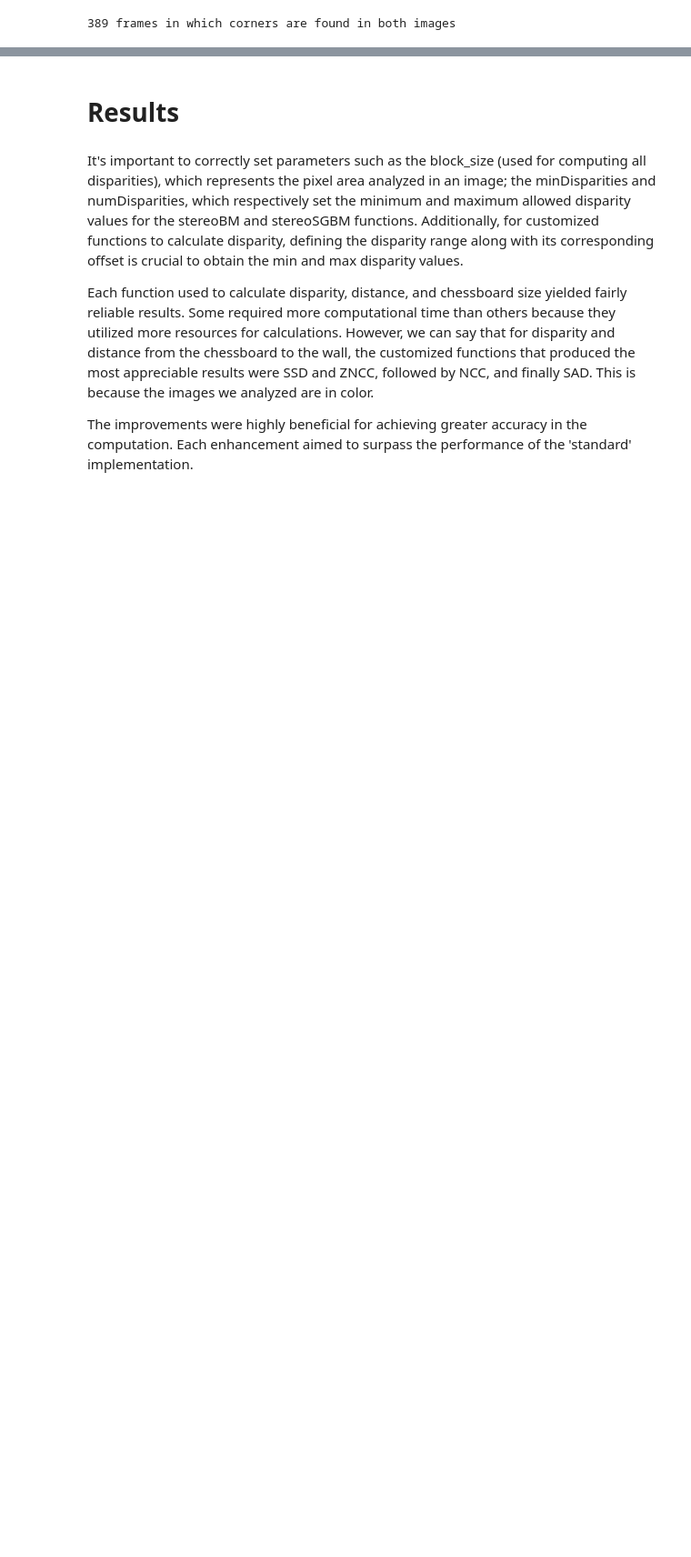
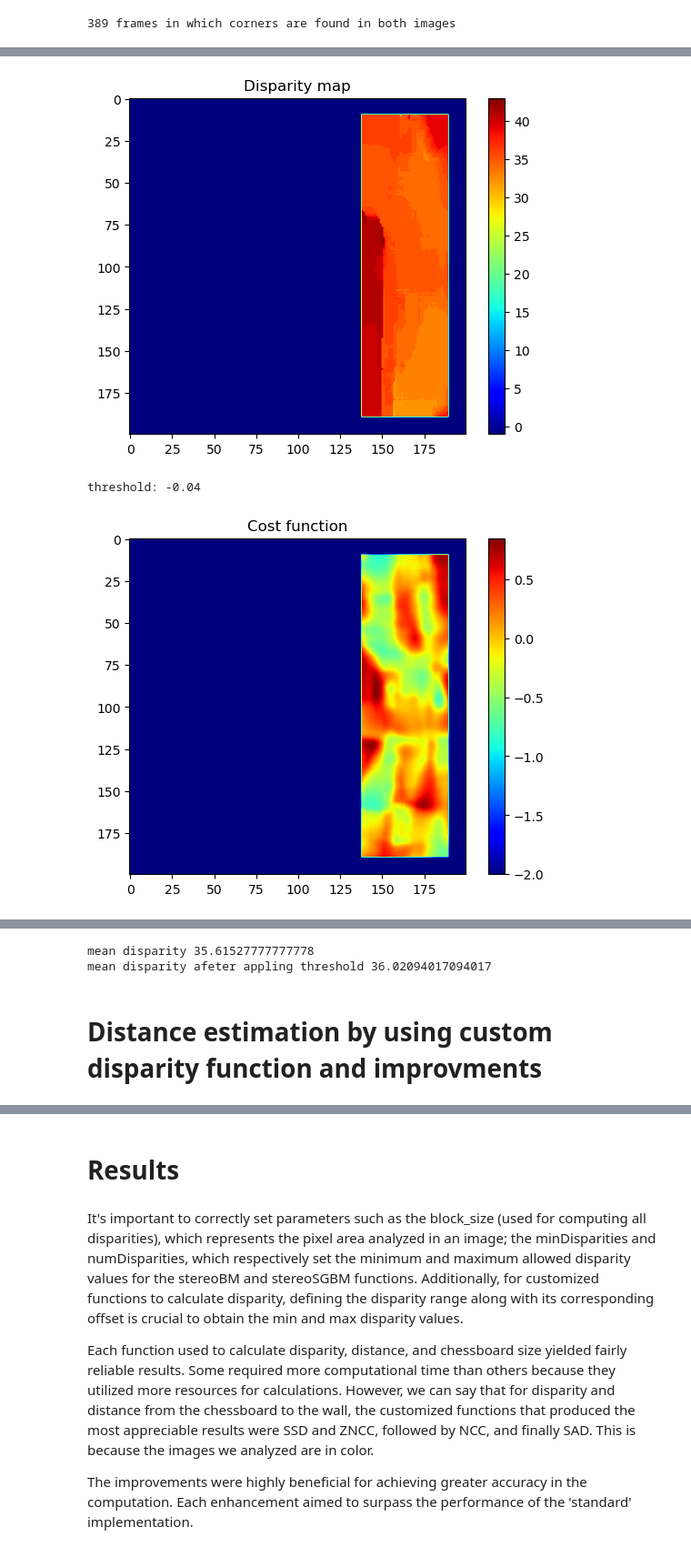
Before and after one commit to ArkaStark/RobotNavigation, a Jupyter notebook: Robot-navigation-paper.ipynb, the cells around one changed output, grey strips where cells are left out. Shown at 91% size. Drawn from its saved outputs; the diff is of its cells as text; code cells hidden in the pictures; blank space fills up the shorter version.

```diff
--- a/Robot-navigation-paper.ipynb
+++ b/Robot-navigation-paper.ipynb
@@ -1299,0 +1090,62 @@ plt.show()
+# %%
+def cost_thresholding(disparity, cost, cost_fn):
+    cost_region = cost[disparity > 0]
+    if cost_fn == sad_fn or cost_fn == ssd_fn:
+        #threshold = np.mean(cost_region) + 2*np.std(cost_region)
+        threshold = np.median(cost_region)
+        mask = (cost < threshold) | (cost == -2)
+    else:
+        #threshold = np.mean(cost_region) #- 2*np.std(cost_region)
+        threshold = np.median(cost_region)
+        mask = (cost > threshold) | (cost == -2)
+
+    print("threshold:", round(threshold, 2))
+
+    # set disparity to -1 where cost is above threshold
+    return np.where(mask, disparity, np.nan)
+# %%
+framenumber = 100
+
+min_disparity = 0
+d_max = 128 #Max value of disparities
+block_size = 21
+
+#Choose the function
+cost_fn = zncc_fn # sad_fn, ssd_fn, ncc_fn, zncc_fn
+
+#Choose the approach
+#disparity = compute_disparity_map(np_L_cropped, np_R_cropped, d_max, block_size, cost_fn)
+disparity, cost = compute_disparity_map_parallel(list_L_cropped[framenumber],list_R_cropped[framenumber], d_max, block_size, min_disparity, cost_fn)
+
+plt.imshow(disparity, cmap = 'jet')
+plt.title (f'Disparity map')
+plt.colorbar()
+plt.show()
+
+filtered_disparity = cost_thresholding(disparity, cost, cost_fn)
+
+plt.imshow(cost, cmap = 'jet')
+plt.title (f'Cost function')
+plt.colorbar()
+plt.show()
+
+# Create a colormap that shows 'bad' values (i.e., NaNs) in black
+cmap = plt.cm.jet
+cmap.set_bad(color='black')
+
+plt.imshow(filtered_disparity, cmap = cmap)
+plt.title(f'Disparity with threshold')
+plt.colorbar()
+plt.show()
+
+positive_disparities = disparity[disparity > 0]
+mean_disparity = np.mean(positive_disparities)
+print("mean disparity", mean_disparity)
+
+positive_disparities_filtered = filtered_disparity[filtered_disparity > 0]
+mean_disparity = np.mean(positive_disparities_filtered)
+print("mean disparity afeter appling threshold", mean_disparity)
+# %% [output]
+[figure, added]
+threshold: -0.04
+[figure, added]
@@ -1299,0 +1153,4 @@ plt.show()
+mean disparity 35.61527777777778
+mean disparity afeter appling threshold 36.02094017094017
+# %% [markdown]
+# Distance estimation by using custom disparity function and improvments
```
Also changed, not shown: parts of 34 cells of this notebook.
